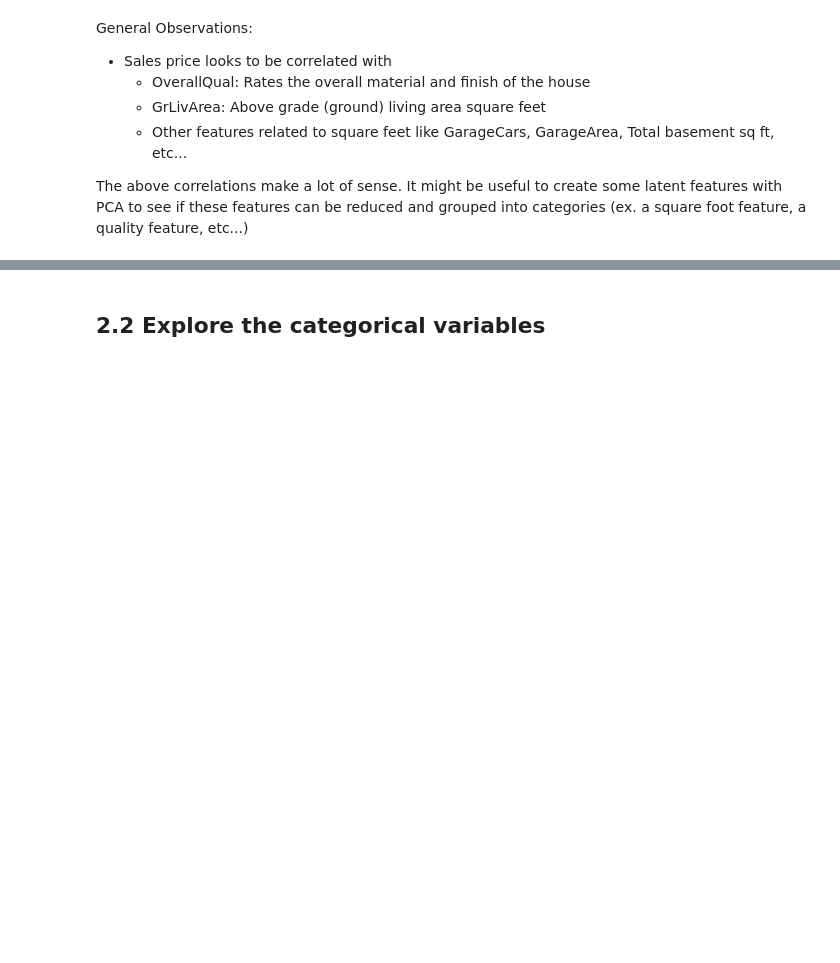
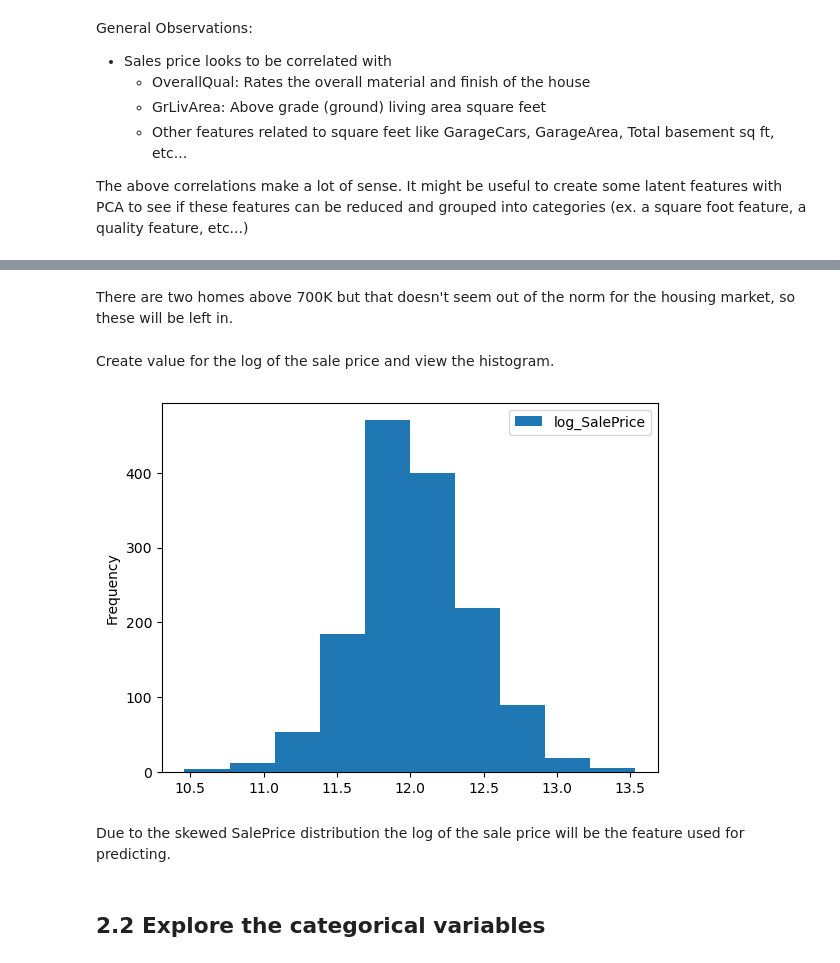
Before and after one commit to charlesbeacham/housing, a Jupyter notebook: ml.ipynb, the cells around one changed output, grey strips where cells are left out. Saved outputs shown, nothing was run; the diff lists cells and outputs as text; code cells hidden in the pictures; blank space fills up the shorter version.

```diff
--- a/ml.ipynb
+++ b/ml.ipynb
@@ -77,3 +98,14 @@ The above correlations make a lot of sense.  It might be useful to create some l
+# %% [markdown]
+There are two homes above 700K but that doesn't seem out of the norm for the housing market, so these will be left in.
+# %% [markdown]
+Create value for the log of the sale price and view the histogram.
+# %%
+df['log_SalePrice'] = df['SalePrice'].apply('log')
+df.plot(y='log_SalePrice', kind='hist');
+# %% [output]
+[figure, added]
+# %% [markdown]
+Due to the skewed SalePrice distribution the log of the sale price will be the feature used for predicting.
 # %% [markdown]
 ## 2.2 Explore the categorical variables
 # %%
```
Also changed, not shown: parts of 20 cells of this notebook.
